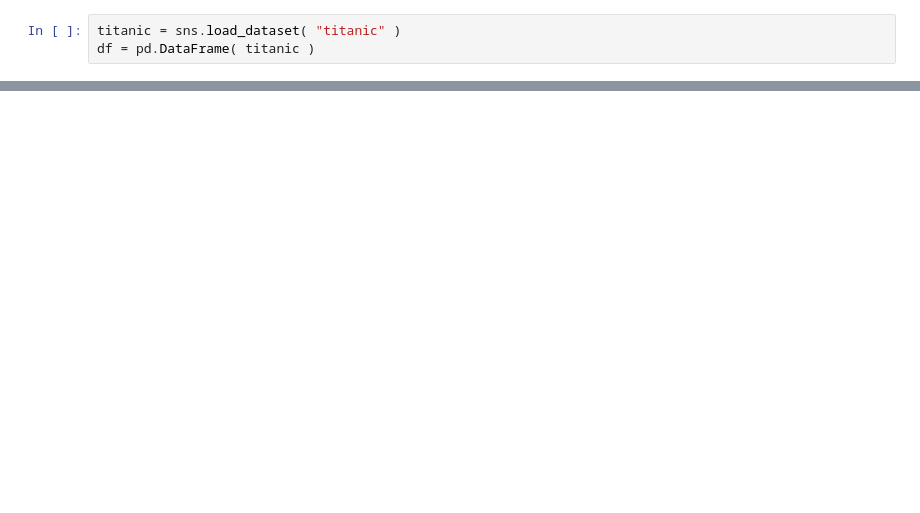
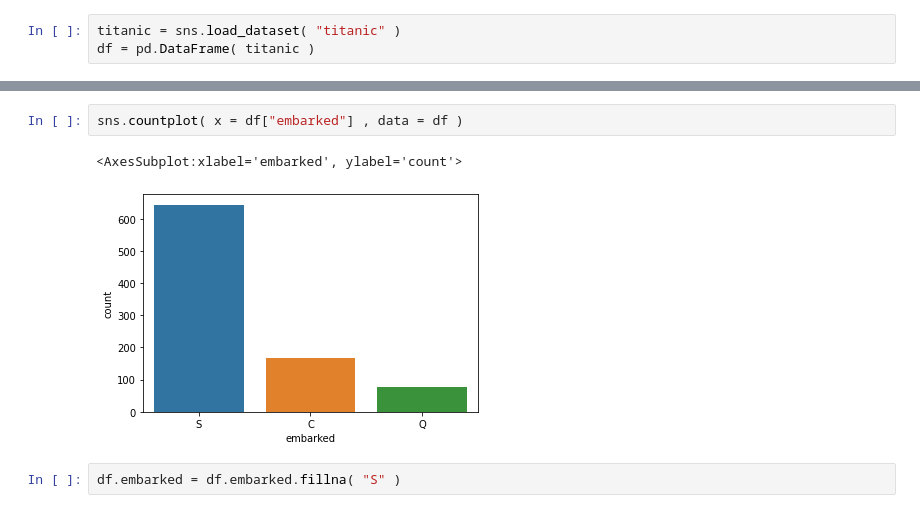
Before and after one commit to LiteShake/AI-Tasks, a Jupyter notebook: Task 5/Question 1.ipynb, the cells around one changed output, grey strips where cells are left out. Cells and saved outputs as stored; diff of their text form; blank space fills up the shorter version.

```diff
--- a/Task 5/Question 1.ipynb
+++ b/Task 5/Question 1.ipynb
@@ -23,0 +116,7 @@ df
+# %%
+sns.countplot( x = df["embarked"] , data = df )
+# %% [output]
+<AxesSubplot:xlabel='embarked', ylabel='count'>
+[figure, added]
+# %%
+df.embarked = df.embarked.fillna( "S" )
```
Also changed, not shown: parts of 25 cells of this notebook, 1 other file.
